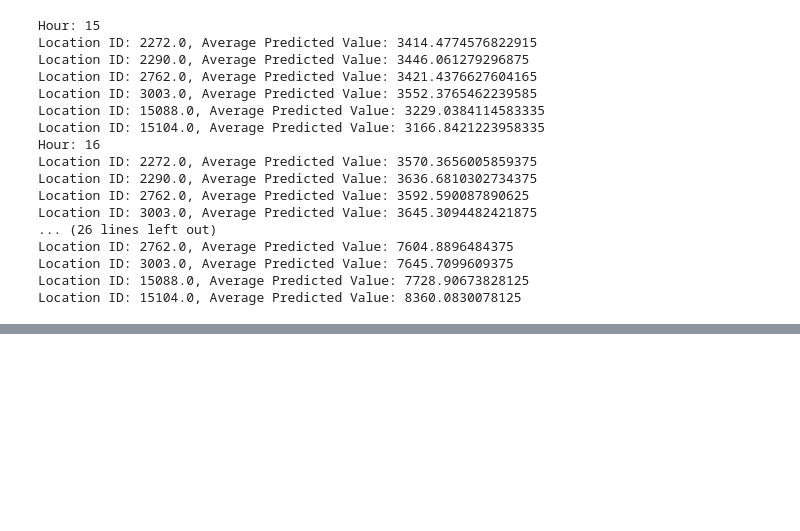
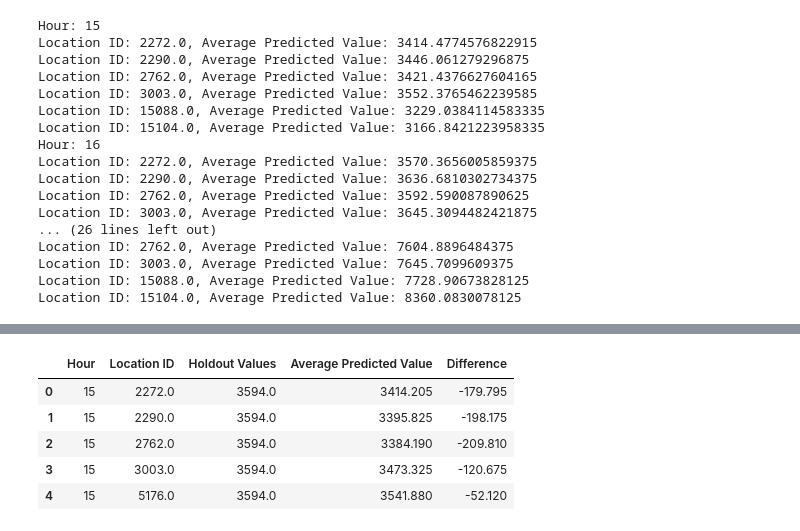
Before and after one commit to jkyxd/ICP_Group3, a Jupyter notebook: ICP Jupyter File.ipynb, the cells around one changed output, grey strips where cells are left out. Cells and saved outputs as stored; diff of their text form; code cells hidden in the pictures; blank space fills up the shorter version.

```diff
--- a/ICP Jupyter File.ipynb
+++ b/ICP Jupyter File.ipynb
@@ -1677,0 +1676,10 @@ Location ID: 15104.0, Largest Average Predicted Value: 8360.0830078125
+# %%
+Best_loc_df = Best_loc_df.drop_duplicates()
+Best_loc_df.head()
+# %% [output]
+|  | Hour | Location ID | Holdout Values | Average Predicted Value | Difference |
+| 0 | 15 | 2272.0 | 3594.0 | 3414.205 | -179.795 |
+| 1 | 15 | 2290.0 | 3594.0 | 3395.825 | -198.175 |
+| 2 | 15 | 2762.0 | 3594.0 | 3384.190 | -209.810 |
+| 3 | 15 | 3003.0 | 3594.0 | 3473.325 | -120.675 |
+| 4 | 15 | 5176.0 | 3594.0 | 3541.880 | -52.120 |
```
Also changed, not shown: parts of 6 cells of this notebook.
